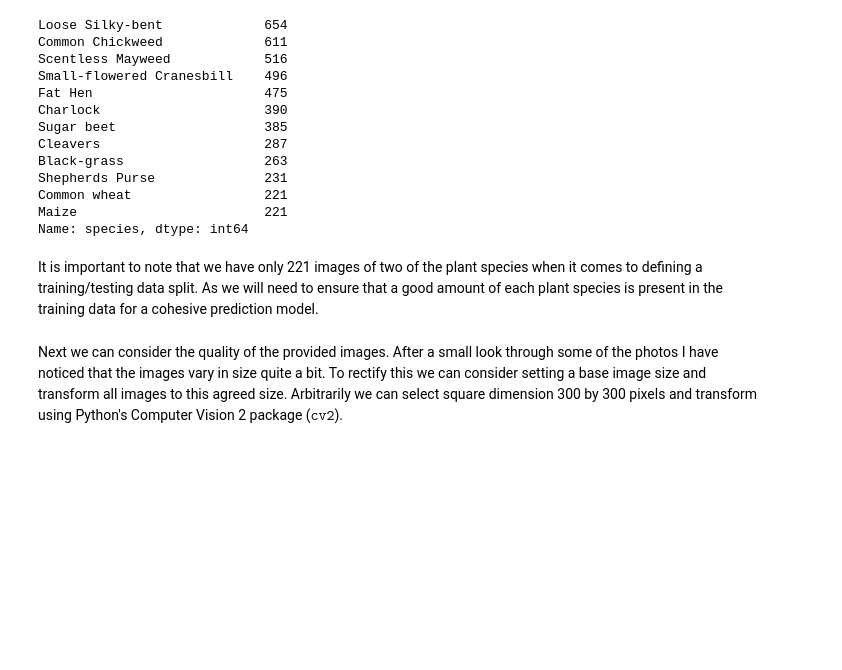
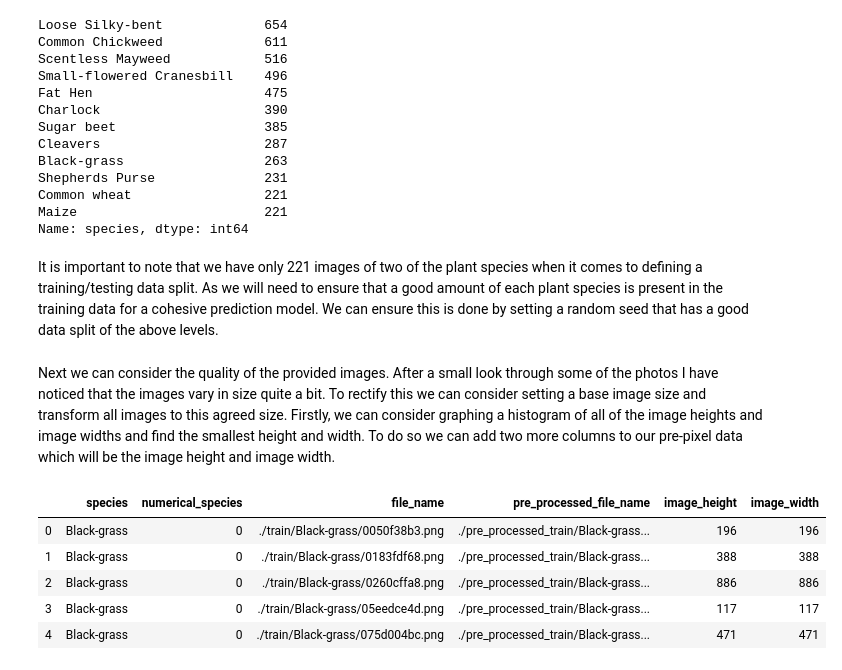
Before and after one commit to HStuklis/my-projects, a Jupyter notebook: plant-image-analysis/plant-image-analysis-code.ipynb, the cells around one changed output. Cells and saved outputs as stored; diff of their text form; code cells hidden in the pictures; blank space fills up the shorter version.

```diff
--- a/plant-image-analysis/plant-image-analysis-code.ipynb
+++ b/plant-image-analysis/plant-image-analysis-code.ipynb
@@ -83,6 +83,6 @@ Common wheat                 221
 Maize                        221
 Name: species, dtype: int64
 # %% [markdown]
-It is important to note that we have only 221 images of two of the plant species when it comes to defining a training/testing data split. As we will need to ensure that a good amount of each plant species is present in the training data for a cohesive prediction model.
+It is important to note that we have only 221 images of two of the plant species when it comes to defining a training/testing data split. As we will need to ensure that a good amount of each plant species is present in the training data for a cohesive prediction model. We can ensure this is done by setting a random seed that has a good data split of the above levels.
 # %% [markdown]
-Next we can consider the quality of the provided images. After a small look through some of the photos I have noticed that the images vary in size quite a bit. To rectify this we can consider setting a base image size and transform all images to this agreed size. Arbitrarily we can select square dimension 300 by 300 pixels and transform using Python's Computer Vision 2 package ($\texttt{cv2}$).
+Next we can consider the quality of the provided images. After a small look through some of the photos I have noticed that the images vary in size quite a bit. To rectify this we can consider setting a base image size and transform all images to this agreed size. Firstly, we can consider graphing a histogram of all of the image heights and image widths and find the smallest height and width. To do so we can add two more columns to our pre-pixel data which will be the image height and image width.
@@ -95,0 +95,9 @@ for file in full_data['file_name']:
+# %%
+full_data.head()
+# %% [output]
+|  | species | numerical_species | file_name | pre_processed_file_name | image_height | image_width |
+| 0 | Black-grass | 0 | ./train/Black-grass/0050f38b3.png | ./pre_processed_train/Black-grass... | 196 | 196 |
+| 1 | Black-grass | 0 | ./train/Black-grass/0183fdf68.png | ./pre_processed_train/Black-grass... | 388 | 388 |
+| 2 | Black-grass | 0 | ./train/Black-grass/0260cffa8.png | ./pre_processed_train/Black-grass... | 886 | 886 |
+| 3 | Black-grass | 0 | ./train/Black-grass/05eedce4d.png | ./pre_processed_train/Black-grass... | 117 | 117 |
+| 4 | Black-grass | 0 | ./train/Black-grass/075d004bc.png | ./pre_processed_train/Black-grass... | 471 | 471 |
```
Also changed, not shown: parts of 16 cells of this notebook.
